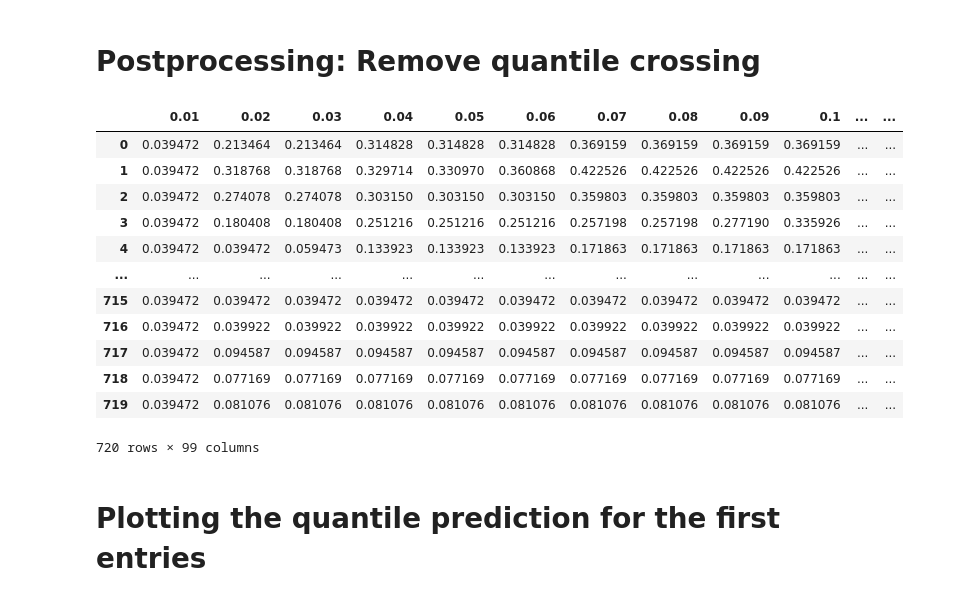
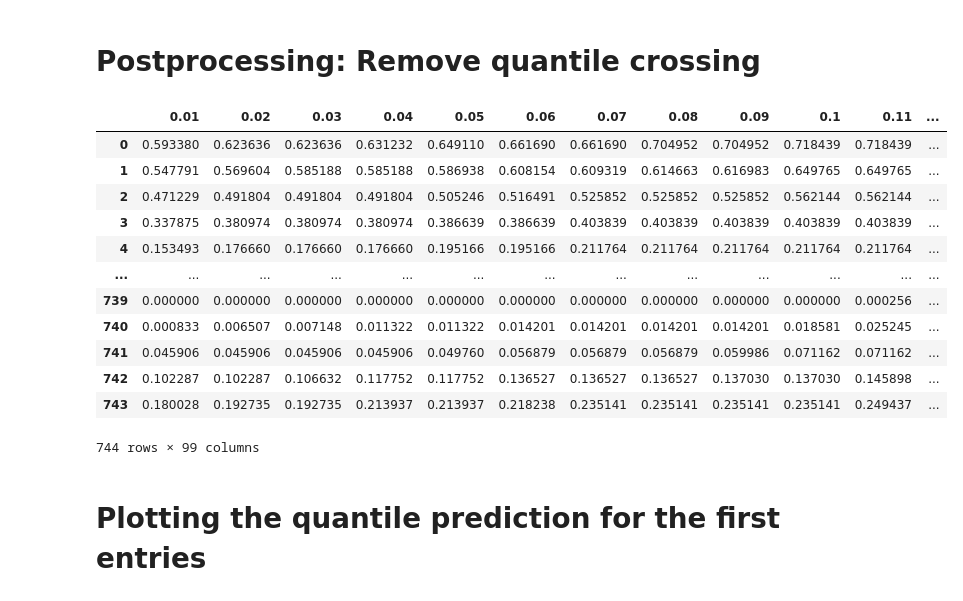
Before and after one commit to pavelzw/GEFCom14-S-comparison, a Jupyter notebook: gefcom14-s-nnqf.ipynb, the cells around one changed output. Drawn from its saved outputs; the diff is of its cells as text; code cells hidden in the pictures.

Commit message:
Add ensemble learning

```diff
--- a/gefcom14-s-nnqf.ipynb
+++ b/gefcom14-s-nnqf.ipynb
@@ -76,5 +77,0 @@ dist, indx = x_neighbors.kneighbors(x_input)
-# %%
-y_neighbors = y_output[indx[0, :]].T
-for i in range(1, np.size(indx, 0)):
-    values_to_add = y_output[indx[i, :]].T
-    y_neighbors = np.vstack([y_neighbors, values_to_add])
@@ -80,0 +155,5 @@ for i in range(1, np.size(indx, 0)):
+# %%
+yq_output = nnqf_filter(x_input=x_input, y_output=y_output,
+                        q_quantile=[p / 100 for p in range(1, 100)]).T
+
+yq_output.shape
@@ -158,11 +238,23 @@ x
 from sklearn.neural_network import MLPRegressor
 from tqdm import tqdm
 
-prediction = pd.DataFrame()
+ensemble_size = 20
+
+predictions = [pd.DataFrame() for _ in range(ensemble_size)]
 
 for p in tqdm(range(1, 100)):
-    y = yq_output_df.reset_index().drop('TIMESTAMP', axis=1).drop(range(h1-1))[str(p/100)]
-    model = MLPRegressor(hidden_layer_sizes=(6,))
+    for i in range(ensemble_size):
+        y = yq_output_df.reset_index().drop('TIMESTAMP', axis=1).drop(range(h1-1))[str(p/100)]
+        model = MLPRegressor(hidden_layer_sizes=(6,))
 
-    trained = model.fit(x[:-24*30], y[:-24*30])
-    prediction.insert(p-1, str(p/100), trained.predict(x[-24*30:]))
+        trained = model.fit(x[:-gefcom14_metadata['prediction_length']], y)
+        predictions[i].insert(p-1, str(p/100), trained.predict(x[-gefcom14_metadata['prediction_length']:]))
+# %%
+# ensemble averaging
+
+averaged_predictions = pd.DataFrame()
+
+for p in range(1, 100):
+    quantile_columns = [prediction[str(p/100)] for prediction in predictions]
+    averaged_predictions.insert(p-1, str(p/100), np.average(quantile_columns, axis=0))
+averaged_predictions
@@ -171,22 +282,25 @@ for p in tqdm(range(1, 100)):
 # %%
+# maximum
+
+prediction = averaged_predictions
 prediction['0.01'] = np.maximum(prediction['0.01'], 0)
 for p in range(2, 100):
     prediction[str(p/100)] = np.maximum(prediction[str((p-1)/100)], prediction[str(p/100)])
-prediction
+averaged_predictions
 # %% [output]
-|  | 0.01 | 0.02 | 0.03 | 0.04 | 0.05 | 0.06 | 0.07 | 0.08 | 0.09 | 0.1 | ... | ... |
-| 0 | 0.039472 | 0.213464 | 0.213464 | 0.314828 | 0.314828 | 0.314828 | 0.369159 | 0.369159 | 0.369159 | 0.369159 | ... | ... |
-| 1 | 0.039472 | 0.318768 | 0.318768 | 0.329714 | 0.330970 | 0.360868 | 0.422526 | 0.422526 | 0.422526 | 0.422526 | ... | ... |
-| 2 | 0.039472 | 0.274078 | 0.274078 | 0.303150 | 0.303150 | 0.303150 | 0.359803 | 0.359803 | 0.359803 | 0.359803 | ... | ... |
-| 3 | 0.039472 | 0.180408 | 0.180408 | 0.251216 | 0.251216 | 0.251216 | 0.257198 | 0.257198 | 0.277190 | 0.335926 | ... | ... |
-| 4 | 0.039472 | 0.039472 | 0.059473 | 0.133923 | 0.133923 | 0.133923 | 0.171863 | 0.171863 | 0.171863 | 0.171863 | ... | ... |
+|  | 0.01 | 0.02 | 0.03 | 0.04 | 0.05 | 0.06 | 0.07 | 0.08 | 0.09 | 0.1 | 0.11 | ... |
+| 0 | 0.593380 | 0.623636 | 0.623636 | 0.631232 | 0.649110 | 0.661690 | 0.661690 | 0.704952 | 0.704952 | 0.718439 | 0.718439 | ... |
+| 1 | 0.547791 | 0.569604 | 0.585188 | 0.585188 | 0.586938 | 0.608154 | 0.609319 | 0.614663 | 0.616983 | 0.649765 | 0.649765 | ... |
+| 2 | 0.471229 | 0.491804 | 0.491804 | 0.491804 | 0.505246 | 0.516491 | 0.525852 | 0.525852 | 0.525852 | 0.562144 | 0.562144 | ... |
+| 3 | 0.337875 | 0.380974 | 0.380974 | 0.380974 | 0.386639 | 0.386639 | 0.403839 | 0.403839 | 0.403839 | 0.403839 | 0.403839 | ... |
+| 4 | 0.153493 | 0.176660 | 0.176660 | 0.176660 | 0.195166 | 0.195166 | 0.211764 | 0.211764 | 0.211764 | 0.211764 | 0.211764 | ... |
 | ... | ... | ... | ... | ... | ... | ... | ... | ... | ... | ... | ... | ... |
-| 715 | 0.039472 | 0.039472 | 0.039472 | 0.039472 | 0.039472 | 0.039472 | 0.039472 | 0.039472 | 0.039472 | 0.039472 | ... | ... |
-| 716 | 0.039472 | 0.039922 | 0.039922 | 0.039922 | 0.039922 | 0.039922 | 0.039922 | 0.039922 | 0.039922 | 0.039922 | ... | ... |
-| 717 | 0.039472 | 0.094587 | 0.094587 | 0.094587 | 0.094587 | 0.094587 | 0.094587 | 0.094587 | 0.094587 | 0.094587 | ... | ... |
-| 718 | 0.039472 | 0.077169 | 0.077169 | 0.077169 | 0.077169 | 0.077169 | 0.077169 | 0.077169 | 0.077169 | 0.077169 | ... | ... |
-| 719 | 0.039472 | 0.081076 | 0.081076 | 0.081076 | 0.081076 | 0.081076 | 0.081076 | 0.081076 | 0.081076 | 0.081076 | ... | ... |
+| 739 | 0.000000 | 0.000000 | 0.000000 | 0.000000 | 0.000000 | 0.000000 | 0.000000 | 0.000000 | 0.000000 | 0.000000 | 0.000256 | ... |
+| 740 | 0.000833 | 0.006507 | 0.007148 | 0.011322 | 0.011322 | 0.014201 | 0.014201 | 0.014201 | 0.014201 | 0.018581 | 0.025245 | ... |
+| 741 | 0.045906 | 0.045906 | 0.045906 | 0.045906 | 0.049760 | 0.056879 | 0.056879 | 0.056879 | 0.059986 | 0.071162 | 0.071162 | ... |
+| 742 | 0.102287 | 0.102287 | 0.106632 | 0.117752 | 0.117752 | 0.136527 | 0.136527 | 0.136527 | 0.137030 | 0.137030 | 0.145898 | ... |
+| 743 | 0.180028 | 0.192735 | 0.192735 | 0.213937 | 0.213937 | 0.218238 | 0.235141 | 0.235141 | 0.235141 | 0.235141 | 0.249437 | ... |
-720 rows × 99 columns
+744 rows × 99 columns
 # %% [markdown]
 # Plotting the quantile prediction for the first entries
 # %%
```
Also changed, not shown: parts of 18 cells of this notebook.
